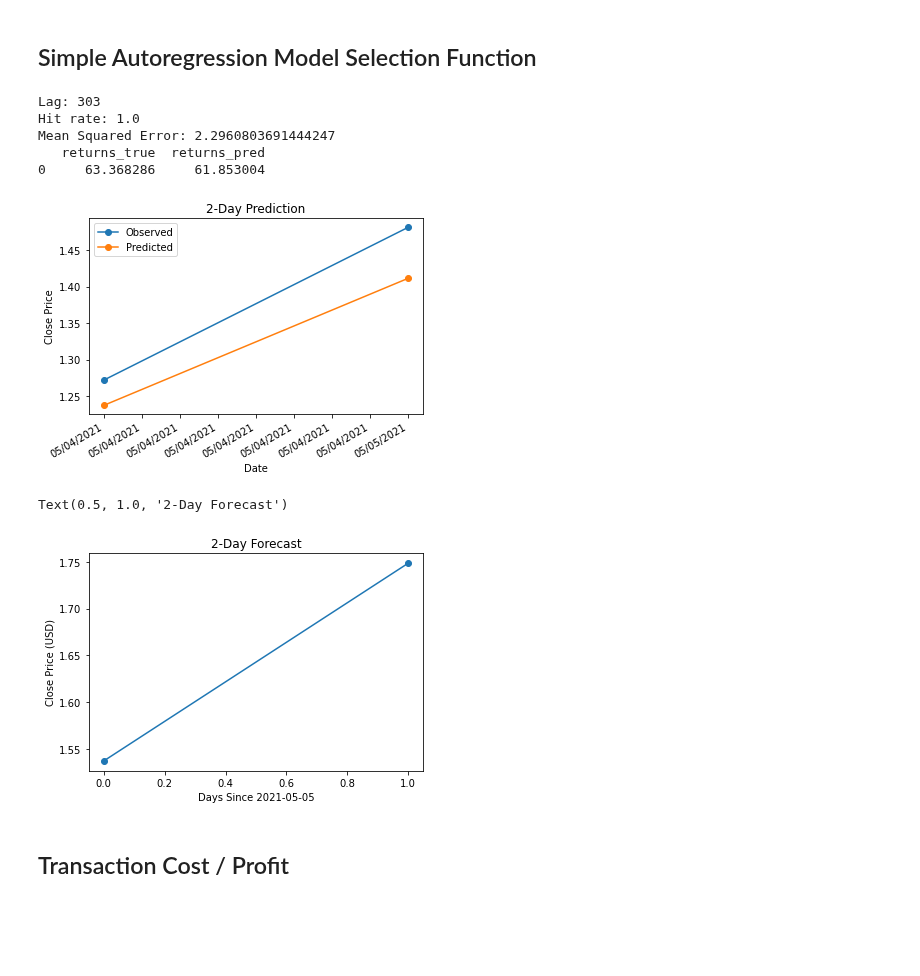
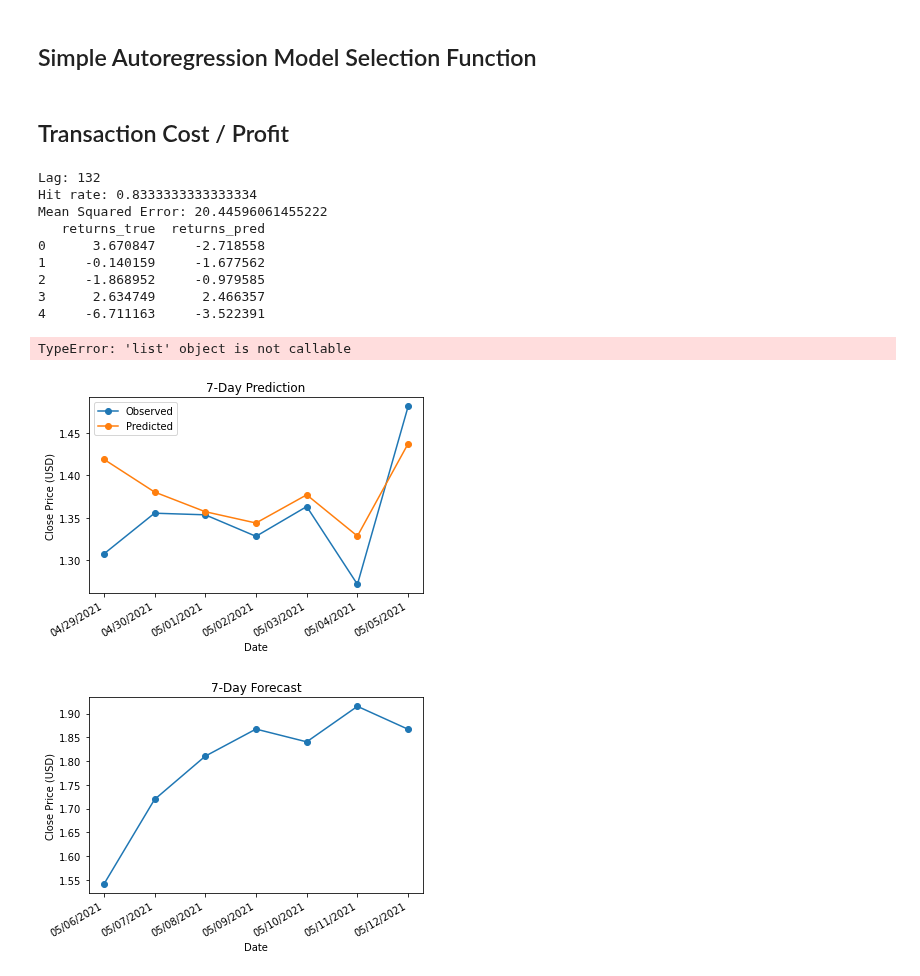
Before and after one commit to DSEI21000-S21/project-altcoinpriceprediction, a Jupyter notebook: experiments/mwander/CoinAPI.ipynb, the cells around one changed output. Saved outputs shown, nothing was run; the diff lists cells and outputs as text; code cells hidden in the pictures; blank space fills up the shorter version.

```diff
--- a/experiments/mwander/CoinAPI.ipynb
+++ b/experiments/mwander/CoinAPI.ipynb
@@ -100,8 +101,8 @@ def model_selection(data, forecast, dates, optimization='RET'):
     returns = []
     for lag in max_hit_lags:
         autoreg = AutoReg(X_train, lags=lag, old_names=True).fit()
-        X_hat = autoreg.forecast(forecast)
-        returns.append(find_returns(X_test, X_hat))
+        X_hat = np.exp(autoreg.forecast(forecast))
+        returns.append(find_returns(np.exp(X_test), X_hat))
 
     if optimization == 'RET':
         mses = [ret[2] for ret in returns]
@@ -144,29 +145,6 @@ def model_selection(data, forecast, dates, optimization='RET'):
 
 
     return min_mse_lags[0], df_returns
-# %%
-# Prediction and comparison to test set
-X = df['price_close'].apply(np.log).values
-lag_order, df_returns = model_selection(X, 2, df.index.values, 'RET')
-# %% [output]
-Lag: 303
-Hit rate: 1.0
-Mean Squared Error: 2.2960803691444247
-   returns_true  returns_pred
-0     63.368286     61.853004
-[figure, removed]
-# %%
-# Forecast with no comparison available, if desired, based on previously selected model
-forecast = 2
-autoreg = AutoReg(X, lags=lag_order, old_names=True).fit()
-X_hat = autoreg.forecast(forecast)
-plt.plot(np.exp(X_hat), marker='o')
-plt.xlabel(f'Days Since {df.index[-1].date()}')
-plt.ylabel('Close Price (USD)')
-plt.title(f'{forecast}-Day Forecast')
-# %% [output]
-Text(0.5, 1.0, '2-Day Forecast')
-[figure, removed]
 # %% [markdown]
 ## Transaction Cost / Profit
 # %%
@@ -190,0 +212,15 @@ def short_term_trade_ar(data, forecast, dates, optimization='RET'):
+# %%
+hilo, returns_info = short_term_trade_ar(X, 7, df.index, 'RET')
+# %% [output]
+Lag: 132
+Hit rate: 0.8333333333333334
+Mean Squared Error: 20.44596061455222
+   returns_true  returns_pred
+0      3.670847     -2.718558
+1     -0.140159     -1.677562
+2     -1.868952     -0.979585
+3      2.634749      2.466357
+4     -6.711163     -3.522391
+TypeError: 'list' object is not callable
+[figure, added]
+[figure, added]
```
Also changed, not shown: parts of 4 cells of this notebook.
